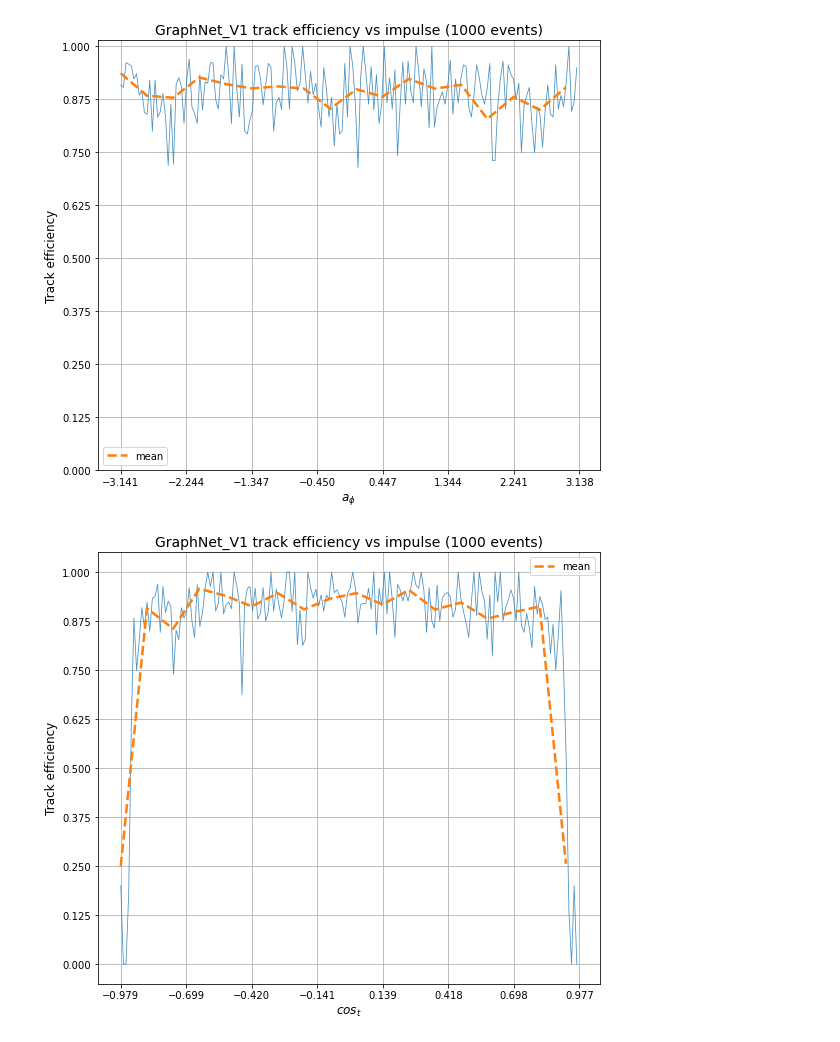
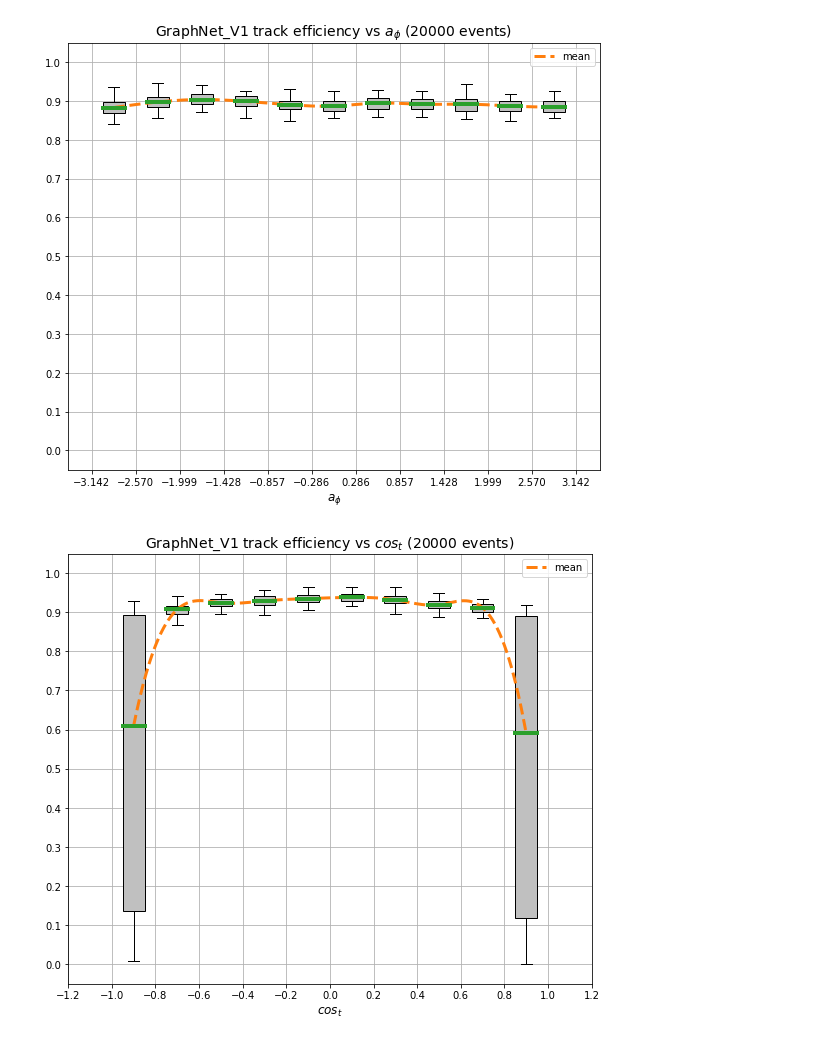
Before and after one commit to t3hseus/ariadne, a Jupyter notebook: notebooks/graph_train_evaluation.ipynb, the cells around one changed output. Cells and saved outputs as stored; diff of their text form; code cells hidden in the pictures.

Commit message:
updated train evaluation with correct graphs

```diff
--- a/notebooks/graph_train_evaluation.ipynb
+++ b/notebooks/graph_train_evaluation.ipynb
@@ -44,9 +43,9 @@ stations_constraints = {
     2: {'x': [-166.6, 166.6], 'y': [-166.6, 166.6], 'z': [-423.5, 423.5]},
 }
 # %%
-events = parse("../data/new_data/1.txt", csv_params=csv_params, events_quantity='0..1000')
+events = parse("/zfs/hybrilit.jinr.ru/user/p/pgonchar/data/bes3/events/3.txt", csv_params=csv_params, events_quantity='0..20000')
 events = next(events)[0]
-n_events = 1000
+n_events = 20000
 events_to_analyze = events[events.event < n_events]
 # %%
 from collections import namedtuple
@@ -118,7 +117,7 @@ def weights_update(model, checkpoint):
     model.eval()
     return model
 
-path = '../lightning_logs/version_hydra_63115/checkpoints/epoch=49.ckpt'
+path = '/zfs/hybrilit.jinr.ru/user/g/gooldan/bes/ariadne/lightning_logs/version_63115/checkpoints/epoch=49.ckpt'
 checkpoint = torch.load(path) if torch.cuda.is_available() else torch.load(path, map_location=torch.device('cpu'))
 model = weights_update(model=GraphNet_v1(),
                        checkpoint=checkpoint)
@@ -310,21 +331,3 @@ from numpy import linalg as LA
 all_tracks_df['pt'] = LA.norm(all_tracks_df[['px','py']].values, axis=1)
 all_tracks_df['cos_t'] = (all_tracks_df[['pz']].values/ LA.norm(all_tracks_df[['px','py','pz']].values, axis=1, keepdims=True))
 all_tracks_df['a_phi'] = np.arctan2(all_tracks_df[['px']].values, all_tracks_df[['py']].values)
-# %%
-
-def get_diagram_arr_linspace(all_real_hits, found_hits, start, end, num, col):
-    spac = np.linspace(start, end, num=num)
-
-    arr = []
-
-    for i in range(len(spac)-1):
-        beg = spac[i]
-        end = spac[i+1]
-        elems_real = all_real_hits[(all_real_hits[col] > beg) &(all_real_hits[col] < end)]
-        elems_pred = found_hits[(found_hits[col] > beg) &(found_hits[col] < end)]
-        if elems_real.empty:
-            arr.append(np.NaN)
-            continue
-        arr.append(len(elems_pred) / len(elems_real))
-
-    return arr, spac[:-1]
@@ -390,8 +509,8 @@ draw_for_col(tracks_real, tracks_pred_true, 'pt', '$pt$', 1000, 175)
 # %%
-draw_for_col(tracks_real, tracks_pred_true, 'a_phi', '$a_\phi$',1000,175)
+draw_for_col(tracks_real, tracks_pred_true, 'a_phi', '$a_\phi$',20000, 350, n_avg_ticks=60, x_ticks=12, with_boxplot=True)
 # %% [output]
-[figure, old version]
+[figure, new version]
 # %%
-draw_for_col(tracks_real, tracks_pred_true, 'cos_t', '$cos_t$',1000,175)
+draw_for_col(tracks_real, tracks_pred_true, 'cos_t', '$cos_t$',20000, 350, n_avg_ticks=60,x_ticks=12, ticks_custom=False, with_boxplot=True)
 # %% [output]
-[figure, old version]
+[figure, new version]
```
Also changed, not shown: parts of 23 cells of this notebook, 1 other file.
